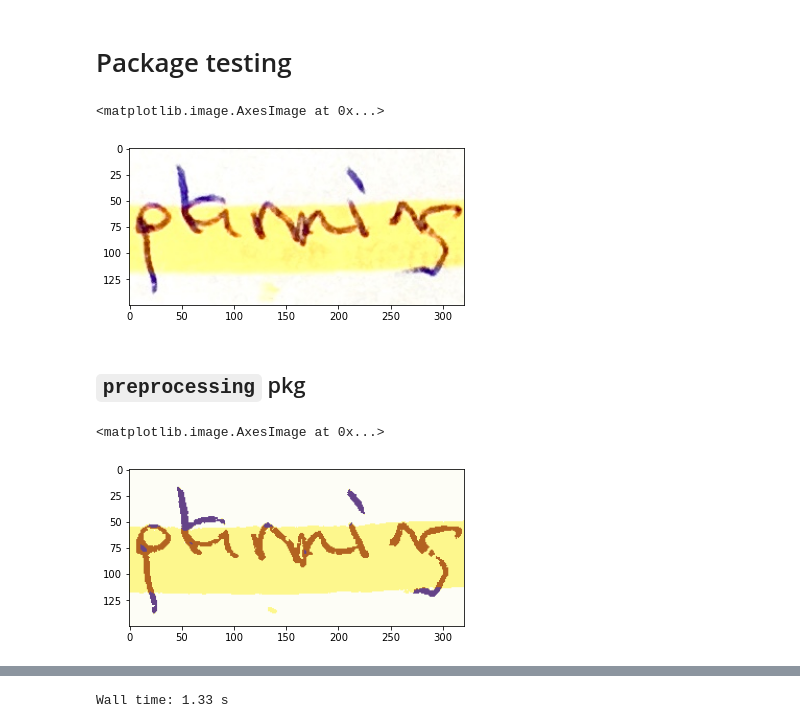
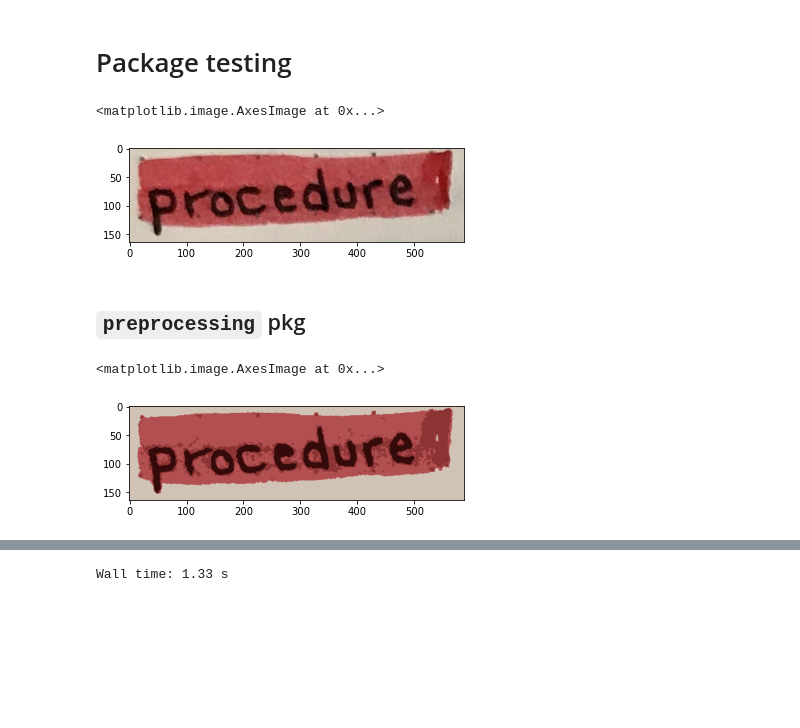
Before and after one commit to espetro/text-processing-old, a Jupyter notebook: testing.ipynb, the cells around one changed output, grey strips where cells are left out. Drawn from its saved outputs; the diff is of its cells as text; code cells hidden in the pictures; blank space fills up the shorter version.

```diff
--- a/testing.ipynb
+++ b/testing.ipynb
@@ -9,12 +9,12 @@ import matplotlib.pyplot as plt
 def imload(fpath):
     return cv2.cvtColor(cv2.imread(fpath), cv2.COLOR_BGR2RGB)
 # %%
-test = "../data-sources/spanish-words-mini/w124_rgb_15.png"
+test = "../data-sources/highlighted-words/unseen_word_raw.png"
 image = imload(test)
 plt.imshow(image)
 # %% [output]
 <matplotlib.image.AxesImage at 0x...>
-[figure, old version]
+[figure, new version]
 # %% [markdown]
 ## `preprocessing` pkg
 # %%
@@ -24,7 +24,7 @@ quantized_image = Quantize.reduce_palette(image, 4)
 plt.imshow(quantized_image)
 # %% [output]
 <matplotlib.image.AxesImage at 0x...>
-[figure, old version]
+[figure, new version]
 # %%
 %%time
 from preproc import RobustBinarize
```
Also changed, not shown: parts of 3 cells of this notebook, 3 other files.
